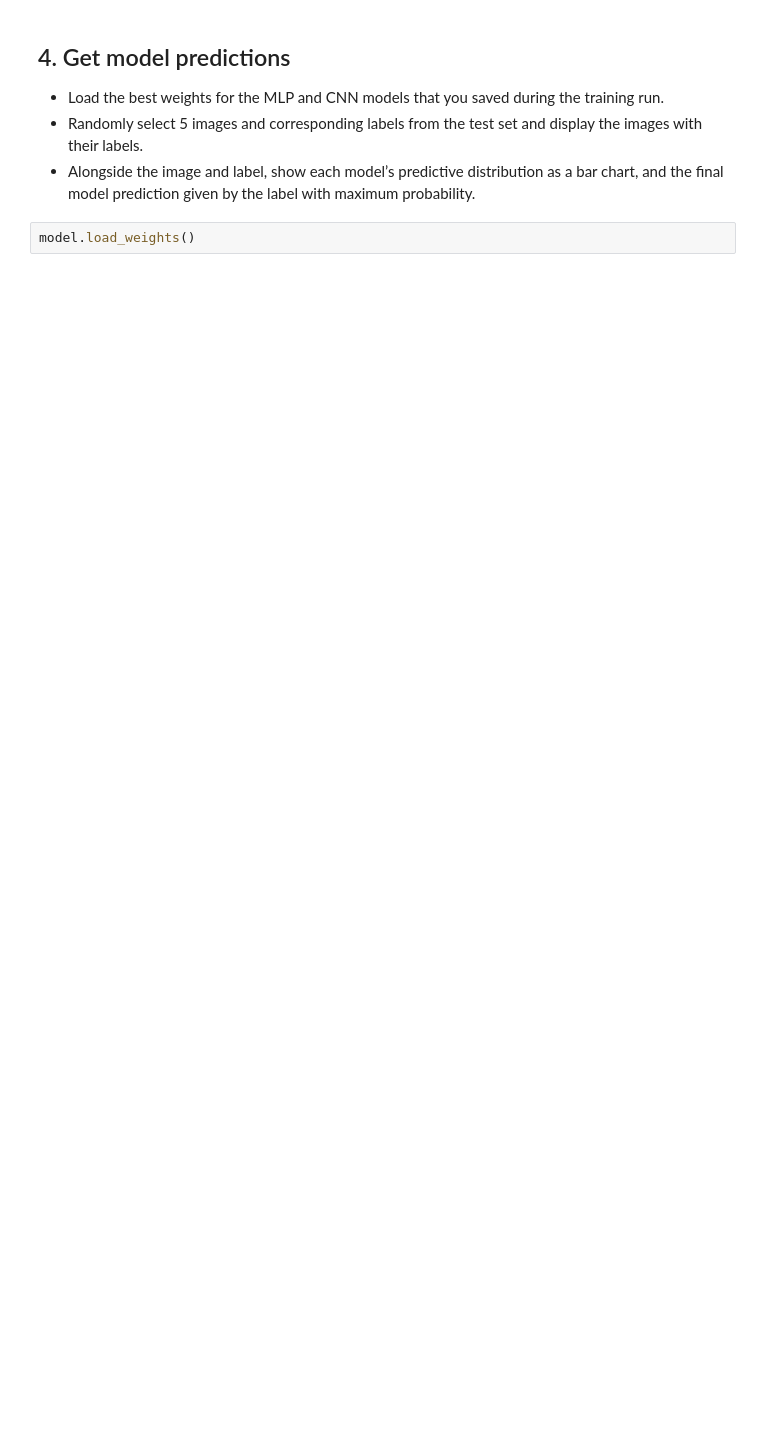
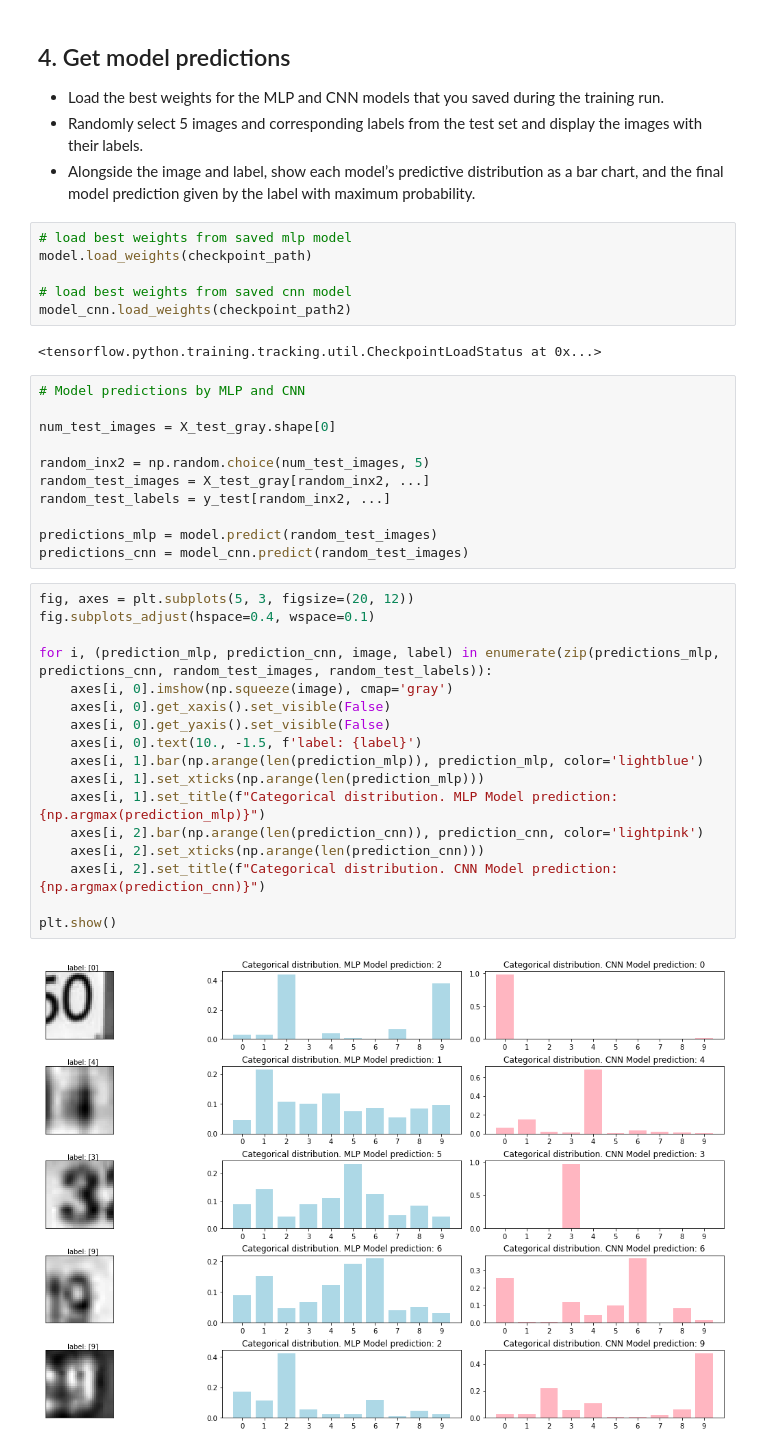
Before and after one commit to caocao0525/Cell001, a Jupyter notebook: Sandbox00/TF2_C1capstone.ipynb, the cells around one changed output. Drawn from its saved outputs; the diff is of its cells as text; blank space fills up the shorter version.

```diff
--- a/Sandbox00/TF2_C1capstone.ipynb
+++ b/Sandbox00/TF2_C1capstone.ipynb
@@ -287,5 +332,41 @@ df_cnn.plot(y=['accuracy','val_accuracy'])
 * Load the best weights for the MLP and CNN models that you saved during the training run.
 * Randomly select 5 images and corresponding labels from the test set and display the images with their labels.
 * Alongside the image and label, show each model’s predictive distribution as a bar chart, and the final model prediction given by the label with maximum probability.
-# %%
-model.load_weights()
+# %%
+# load best weights from saved mlp model
+model.load_weights(checkpoint_path)
+
+# load best weights from saved cnn model
+model_cnn.load_weights(checkpoint_path2)
+# %% [output]
+<tensorflow.python.training.tracking.util.CheckpointLoadStatus at 0x...>
+# %%
+# Model predictions by MLP and CNN
+
+num_test_images = X_test_gray.shape[0]
+
+random_inx2 = np.random.choice(num_test_images, 5)
+random_test_images = X_test_gray[random_inx2, ...]
+random_test_labels = y_test[random_inx2, ...]
+
+predictions_mlp = model.predict(random_test_images)
+predictions_cnn = model_cnn.predict(random_test_images)
+# %%
+fig, axes = plt.subplots(5, 3, figsize=(20, 12))
+fig.subplots_adjust(hspace=0.4, wspace=0.1)
+
+for i, (prediction_mlp, prediction_cnn, image, label) in enumerate(zip(predictions_mlp, predictions_cnn, random_test_images, random_test_labels)):
+    axes[i, 0].imshow(np.squeeze(image), cmap='gray')
+    axes[i, 0].get_xaxis().set_visible(False)
+    axes[i, 0].get_yaxis().set_visible(False)
+    axes[i, 0].text(10., -1.5, f'label: {label}')
+    axes[i, 1].bar(np.arange(len(prediction_mlp)), prediction_mlp, color='lightblue')
+    axes[i, 1].set_xticks(np.arange(len(prediction_mlp)))
+    axes[i, 1].set_title(f"Categorical distribution. MLP Model prediction: {np.argmax(prediction_mlp)}")
+    axes[i, 2].bar(np.arange(len(prediction_cnn)), prediction_cnn, color='lightpink')
+    axes[i, 2].set_xticks(np.arange(len(prediction_cnn)))
+    axes[i, 2].set_title(f"Categorical distribution. CNN Model prediction: {np.argmax(prediction_cnn)}")
+
+plt.show()
+# %% [output]
+[figure, added]
```
Also changed, not shown: parts of 26 cells of this notebook, 4 other files.
